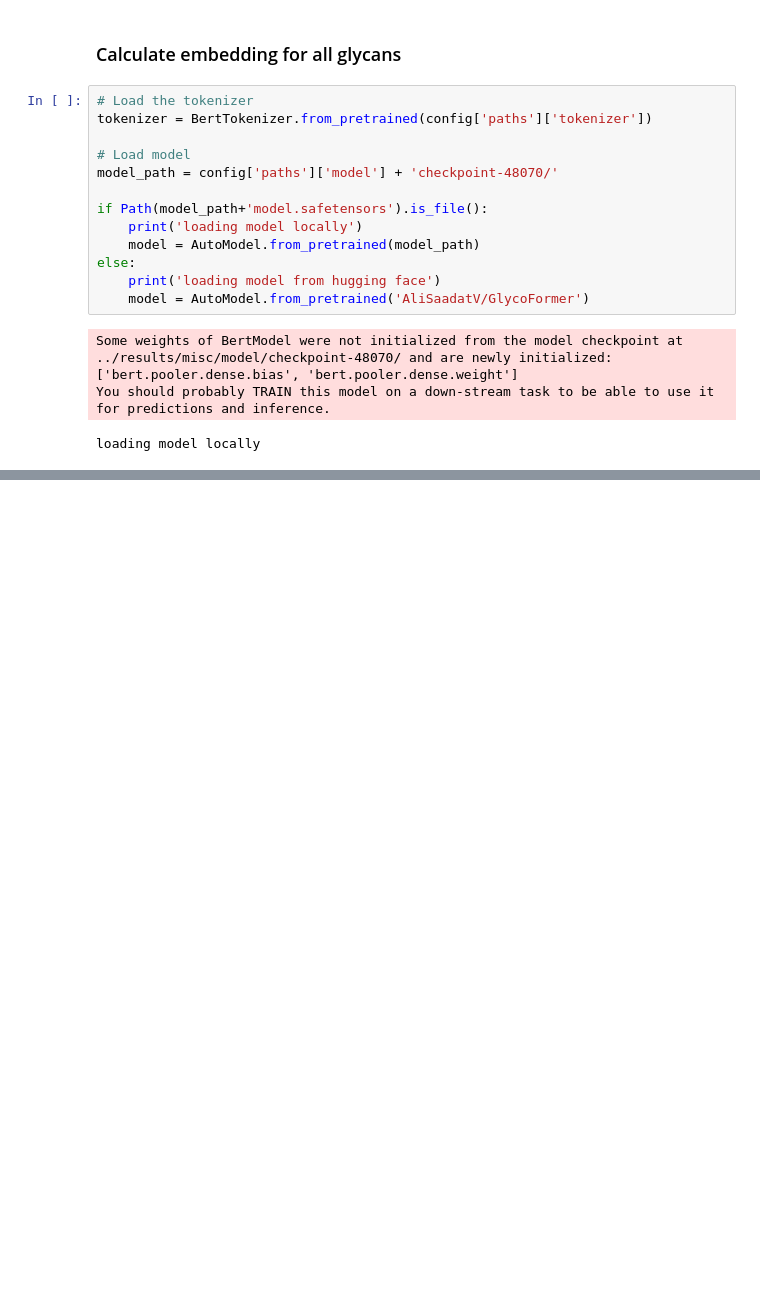
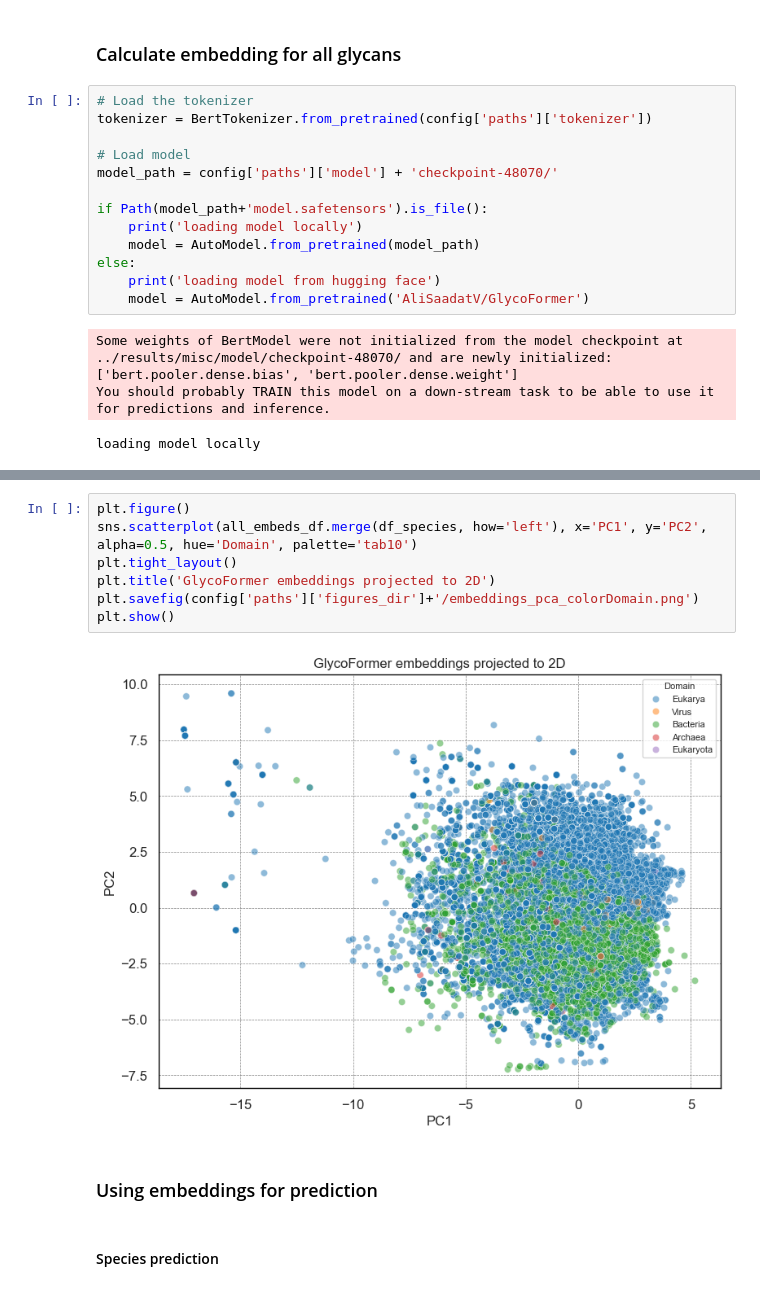
Before and after one commit to AliSaadatV/glycan_analysis, a Jupyter notebook: task2/notebooks/03_embeddings_analysis.ipynb, the cells around one changed output, grey strips where cells are left out. Drawn from its saved outputs; the diff is of its cells as text; blank space fills up the shorter version.

```diff
--- a/task2/notebooks/03_embeddings_analysis.ipynb
+++ b/task2/notebooks/03_embeddings_analysis.ipynb
@@ -101,0 +151,13 @@ else:
+# %%
+plt.figure()
+sns.scatterplot(all_embeds_df.merge(df_species, how='left'), x='PC1', y='PC2', alpha=0.5, hue='Domain', palette='tab10')
+plt.tight_layout()
+plt.title('GlycoFormer embeddings projected to 2D')
+plt.savefig(config['paths']['figures_dir']+'/embeddings_pca_colorDomain.png')
+plt.show()
+# %% [output]
+[figure, added]
+# %% [markdown]
+### Using embeddings for prediction
+# %% [markdown]
+#### Species prediction
```
Also changed, not shown: parts of 14 cells of this notebook, 5 other files.
